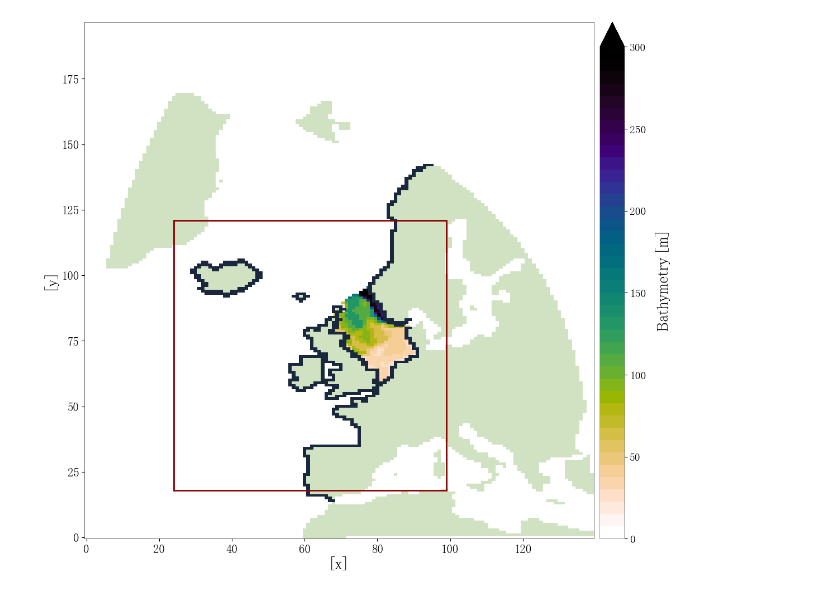
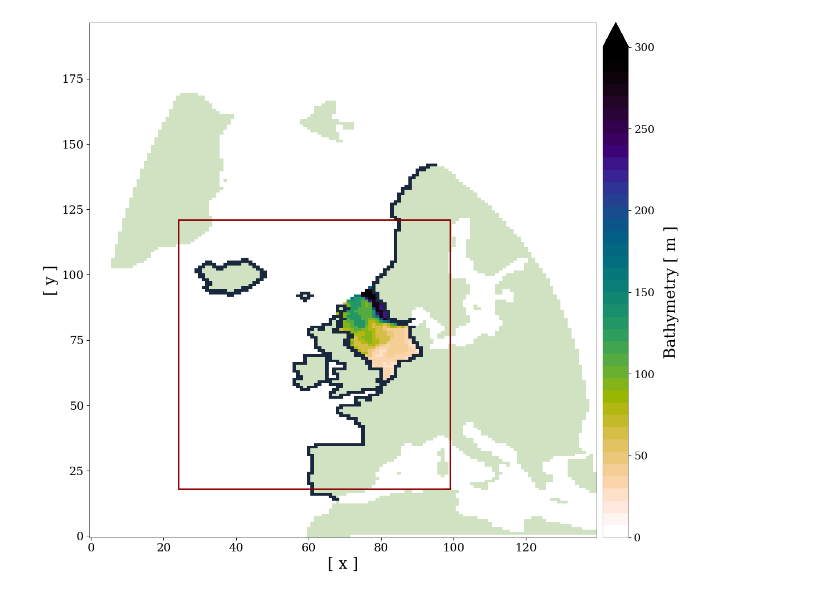
Before and after one commit to chiaraciscato/2026_ciscato_oae_seasonality, a Jupyter notebook: scripts/oae_addition_map.ipynb, the cells around one changed output. Drawn from its saved outputs; the diff is of its cells as text; code cells hidden in the pictures.

```diff
--- a/scripts/oae_addition_map.ipynb
+++ b/scripts/oae_addition_map.ipynb
@@ -3,3 +8,9 @@
+# %%
+def month_x_labels(ax):
+
+    month_label = ['J','F','M','A','M','J','J','A','S','O','N','D']
+    ax.set_xticks(np.arange(1, 13, 1))
+    ax.set_xticklabels(month_label, fontsize=12)
 # %%
 path = '/Users/chiaraciscato/Desktop/GEOMAR/2025_ciscato_oae_seasonality/datasets/'
 # %%
@@ -40,10 +46,9 @@ def geo_weight(data):
 # %%
 def ns_polygon(data):
 
-    polygon_coords = [(70, 90),(78, 96),(93, 73),(94, 75),(80, 57),(65, 80)]
+    # polygon_coords = [(70, 90),(78, 96),(93, 73),(94, 75),(80, 57),(65, 80)] # this is for alkalinity plot
 
-    # polygon_coords = [(42,70),(55, 80), (69, 53), (58, 34),(41, 61)]
-
+    polygon_coords = [(42,70),(55, 80), (69, 53), (58, 34),(41, 61)] # this is for the baseline plot
 
     x = data['x'].values
     y = data['y'].values
@@ -223,7 +227,7 @@ for n, ax in enumerate([ax1,ax2,ax3,ax4]):
     for location in ['left','bottom', 'right', 'top']:
         ax.spines[location].set_linewidth(0.4)
     ax.text(0.88, .47, string.punctuation[7] + string.ascii_lowercase[n] + string.punctuation[8],
-        transform=ax.transAxes, size=22, weight='bold', color='black')
+        transform=ax.transAxes, size=18, color='black')
 
 
 ax1.set_yticks([1,13,25,37])
@@ -302,38 +244,38 @@ for n, ax in enumerate([ax1,ax2,ax3,ax4,ax5]):
 fig, ax1 = plt.subplots(figsize=(14,12))
 
 im = ax1.pcolormesh(bathymetry.x, bathymetry.y,
         bathymetry['z'],
         cmap=cmap,
         vmin=0,
         vmax=300
     )
 
 pcm = ax1.pcolormesh(
     oae.x, oae.y, oae,
     cmap=sns.cubehelix_palette(start=0, rot=-.5, as_cmap=True),
     shading='auto',
 )
 
 cbar = plt.colorbar(im, ax=ax1, aspect=20, pad=0.01, location='right', extend='max')
 cbar.outline.set_linewidth(0.25)
 cbar.ax.tick_params(labelsize=14)
-cbar.set_label('Bathymetry [m]', labelpad=12)
+cbar.set_label('Bathymetry [ m ]', labelpad=12)
 
 rect = mpatches.Rectangle((24, 18), 75, 103, linewidth=2, edgecolor='darkred', facecolor='none')
 rect = ax1.add_patch(rect)
 
                             # year
-im_co2flux = homvoller(co2flux_f*31536000, 'co2flux', ax2, -0.3, 0.3)
-im_mld = homvoller(mld_f, 'somxl010', ax3, 0, 150)
-im_npp = homvoller(npp_f*31536000, 'bgc_diag_pp', ax4, 0, 4)
-im_sst = homvoller(sst_f, 'sosstsst', ax5, 0, 20)
+# im_co2flux = homvoller(co2flux_f*31536000, 'co2flux', ax2, -0.3, 0.3)
+# im_mld = homvoller(mld_f, 'somxl010', ax3, 0, 150)
+# im_npp = homvoller(npp_f*31536000, 'bgc_diag_pp', ax4, 0, 4)
+# im_sst = homvoller(sst_f, 'sosstsst', ax5, 0, 20)
 
 for location in ['left','bottom', 'right', 'top']:
     ax1.spines[location].set_linewidth(0.4)
 
-ax1.set_ylabel('[y]')
-ax1.set_xlabel('[x]')
+ax1.set_ylabel('[ y ]')
+ax1.set_xlabel('[ x ]')
 
 plt.savefig('/Users/chiaraciscato/Desktop/GEOMAR/2025_ciscato_oae_seasonality/out/figure_1.png')
 # %% [output]
-[figure, old version]
+[figure, new version]
```
Also changed, not shown: parts of 7 cells of this notebook, 6 other files.
